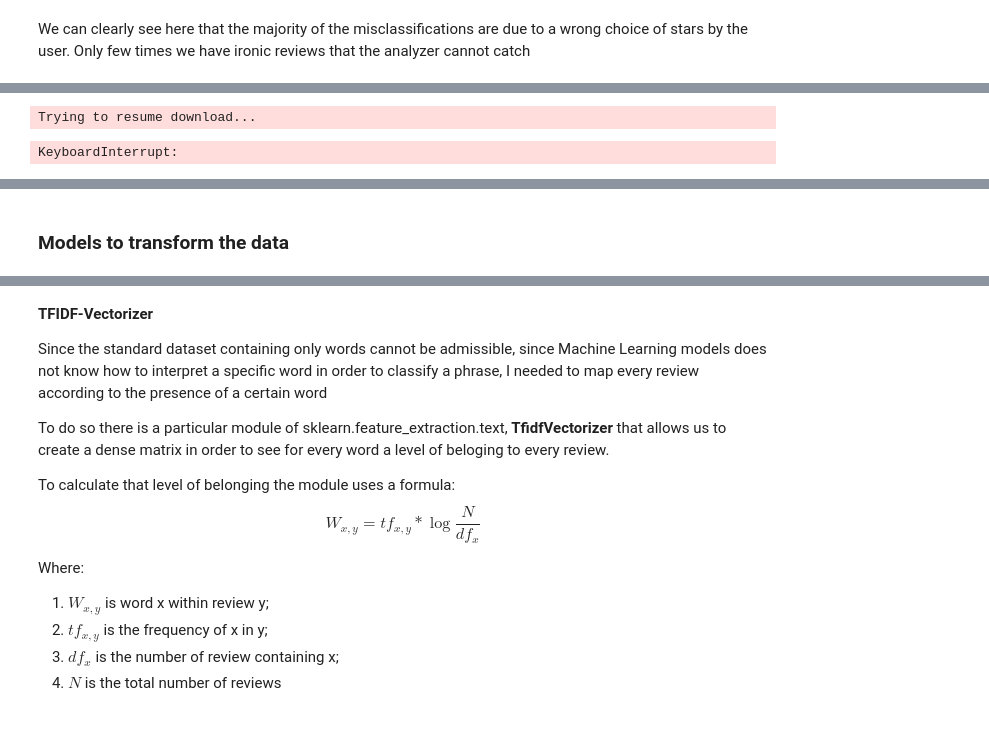
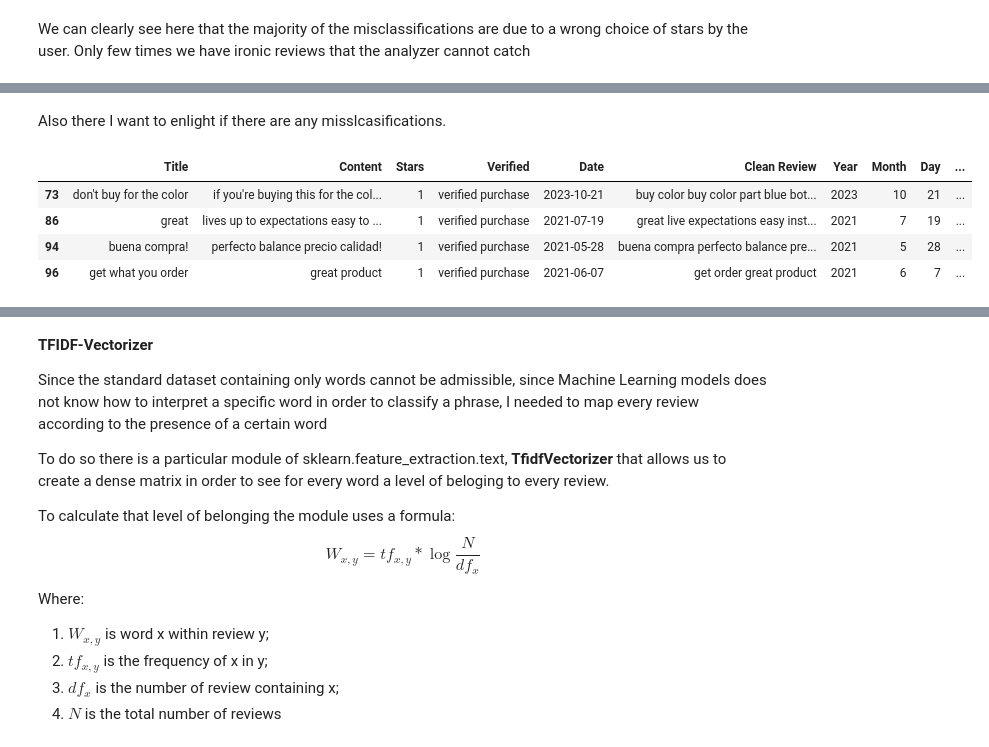
Before and after one commit to riccardo-borgo/Sentiment-Analysis-Amazon, a Jupyter notebook: sentiment_analysis.ipynb, the cells around one changed output, grey strips where cells are left out. Drawn from its saved outputs; the diff is of its cells as text; code cells hidden in the pictures.

```diff
--- a/sentiment_analysis.ipynb
+++ b/sentiment_analysis.ipynb
@@ -367,18 +369,4 @@ We can clearly see here that the majority of the misclassifications are due to a
 We can now pass to another approach in order to determine the sentiment of the reviews.
 
 Another powerful method is **BERT**, transformer-based model that has achieved state-of-the-art performance in various natural language processing tasks, including sentiment analysis. BERT is trained on large amounts of unlabeled text and can capture complex contextual relationships in language.
-# %%
-# Load the sentiment analysis pipeline using BERT
-
-sentiment_analyzer = pipeline("sentiment-analysis", model="nlptown/bert-base-multilingual-uncased-sentiment")
-
-# Analyze sentiment of a text
-text = "I really enjoyed watching that movie, it was fantastic!"
-result = sentiment_analyzer(text)
-
-# Print the sentiment result
-print(result)
-# %% [output]
-Trying to resume download...
-KeyboardInterrupt:
 # %%
@@ -403,5 +387,13 @@ df.head()
 | 2 | lenovo 530. wireless computer mou... | the "lenovo 530 wireless mouse" i... | 5 | verified purchase | 2023-08-17 | lenovo 530 wireless computer mous... | 2023 | 8 | 17 | ... |
 | 3 | not as good as past mouse... but ok. | got this because i usually love l... | 5 | verified purchase | 2023-10-31 | good past mouse ok get usually lo... | 2023 | 10 | 31 | ... |
 | 4 | great product | like everything about it. | 4 | verified purchase | 2023-11-16 | great product like everything | 2023 | 11 | 16 | ... |
-# %% [markdown]
-### Models to transform the data
+# %% [markdown]
+Also there I want to enlight if there are any misslcasifications.
+# %%
+df[(df['BERT label'] == '5') & (df['Stars'] <= '3')]
+# %% [output]
+|  | Title | Content | Stars | Verified | Date | Clean Review | Year | Month | Day | ... |
+| 73 | don't buy for the color | if you're buying this for the col... | 1 | verified purchase | 2023-10-21 | buy color buy color part blue bot... | 2023 | 10 | 21 | ... |
+| 86 | great | lives up to expectations easy to ... | 1 | verified purchase | 2021-07-19 | great live expectations easy inst... | 2021 | 7 | 19 | ... |
+| 94 | buena compra! | perfecto balance precio calidad! | 1 | verified purchase | 2021-05-28 | buena compra perfecto balance pre... | 2021 | 5 | 28 | ... |
+| 96 | get what you order | great product | 1 | verified purchase | 2021-06-07 | get order great product | 2021 | 6 | 7 | ... |
```
Also changed, not shown: parts of 21 cells of this notebook, 1 other file.
